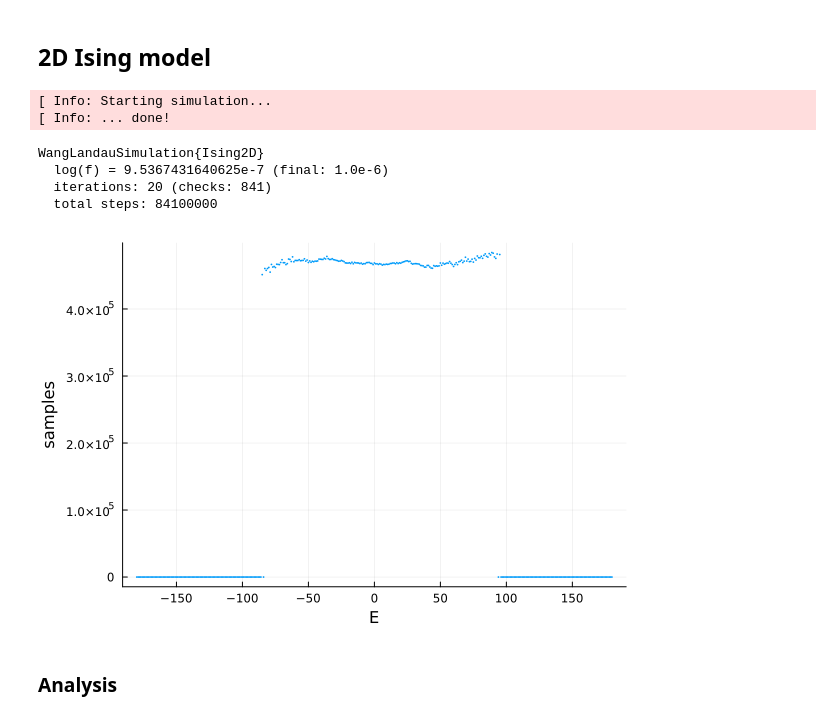
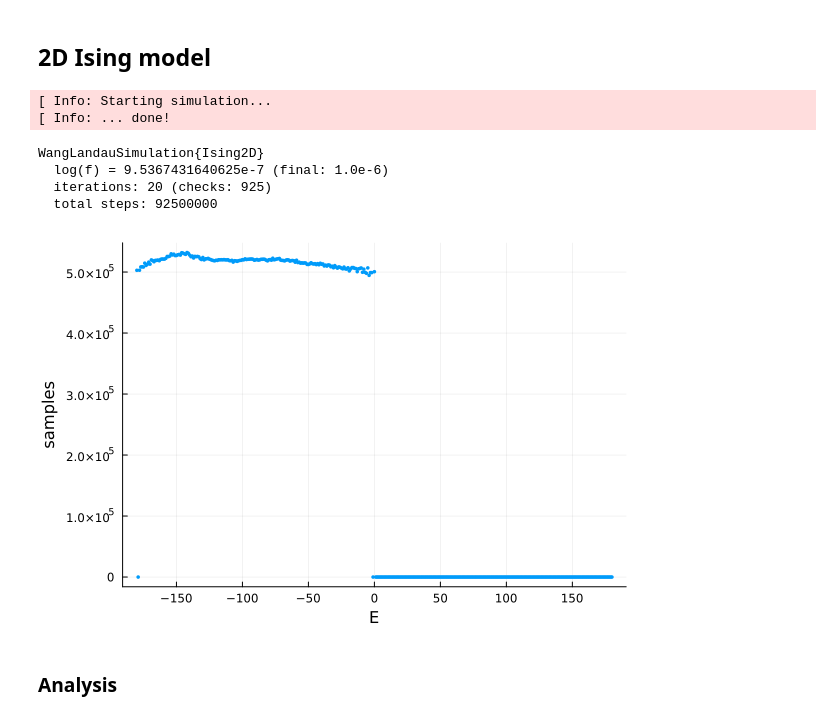
Before and after one commit to christofbradly/WangLandau.jl, a Jupyter notebook: examples/ising.ipynb, the cells around one changed output. Saved outputs shown, nothing was run; the diff lists cells and outputs as text; code cells hidden in the pictures.

Commit message:
ising initial state

```diff
--- a/examples/ising.ipynb
+++ b/examples/ising.ipynb
@@ -6,7 +6,7 @@ using StatsPlots, DataFrames, LinearAlgebra, LaTeXStrings
 # %%
 # Run simulation
 L = 10
-prob = WangLandauProblem(Ising2D(L))
+prob = WangLandauProblem(Ising2D(L; initial_state = -ones(Int, L, L)))
 
 # solve(prob; final_logf = 1e-1)
 sim = solve(prob;
@@ -18,13 +18,13 @@ sim = solve(prob;
 [ Info: ... done!
 WangLandauSimulation{Ising2D}
   log(f) = 9.5367431640625e-7 (final: 1.0e-6)
-  iterations: 20 (checks: 841)
-  total steps: 84100000
+  iterations: 20 (checks: 925)
+  total steps: 92500000
 # %%
 Erange = -sim.state.maxE:sim.state.maxE
-scatter(Erange, sim.samples; label = :none, xlabel = "E", ylabel = "samples", msw = 0, ms = 1)
+scatter(Erange, sim.samples; label = :none, xlabel = "E", ylabel = "samples", msw = 0, ms = 2)
 # %% [output]
-[figure, old version]
+[figure, new version]
 # %% [markdown]
 ### Analysis
 # %% [markdown]
```
Also changed, not shown: parts of 3 cells of this notebook, 1 other file.
